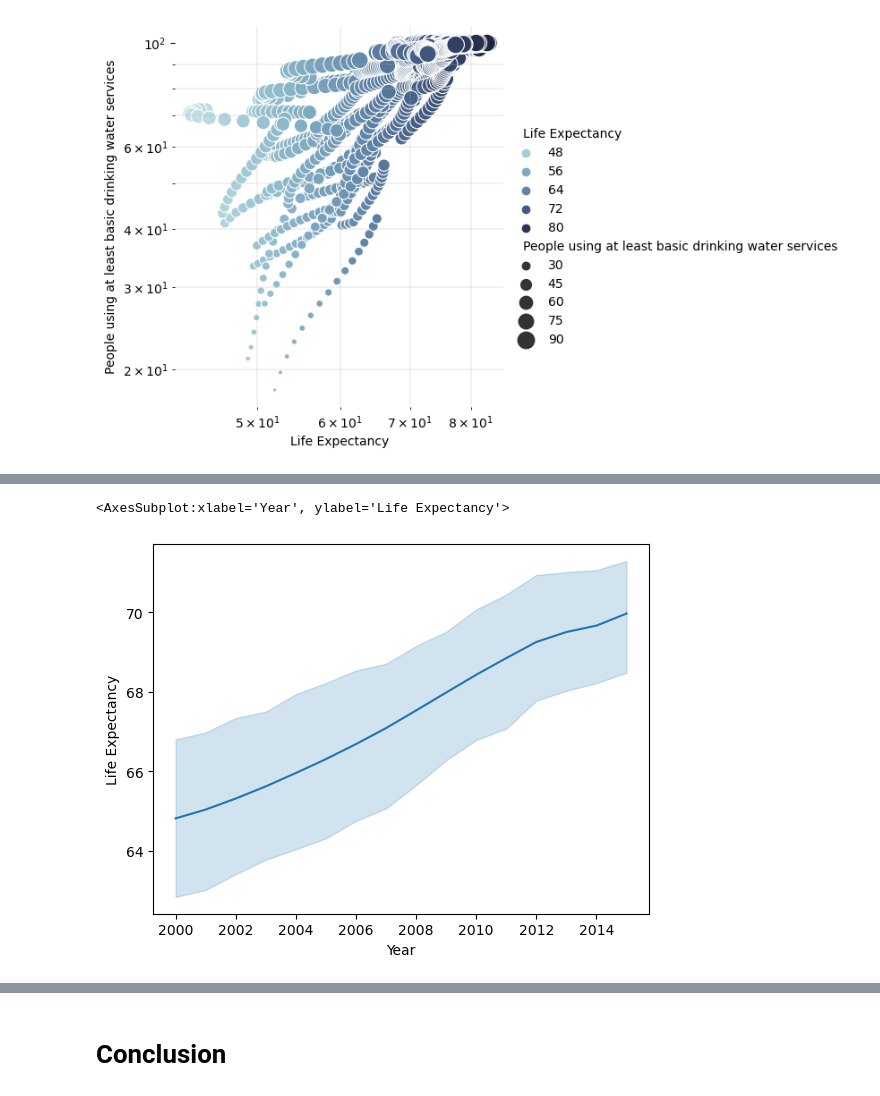
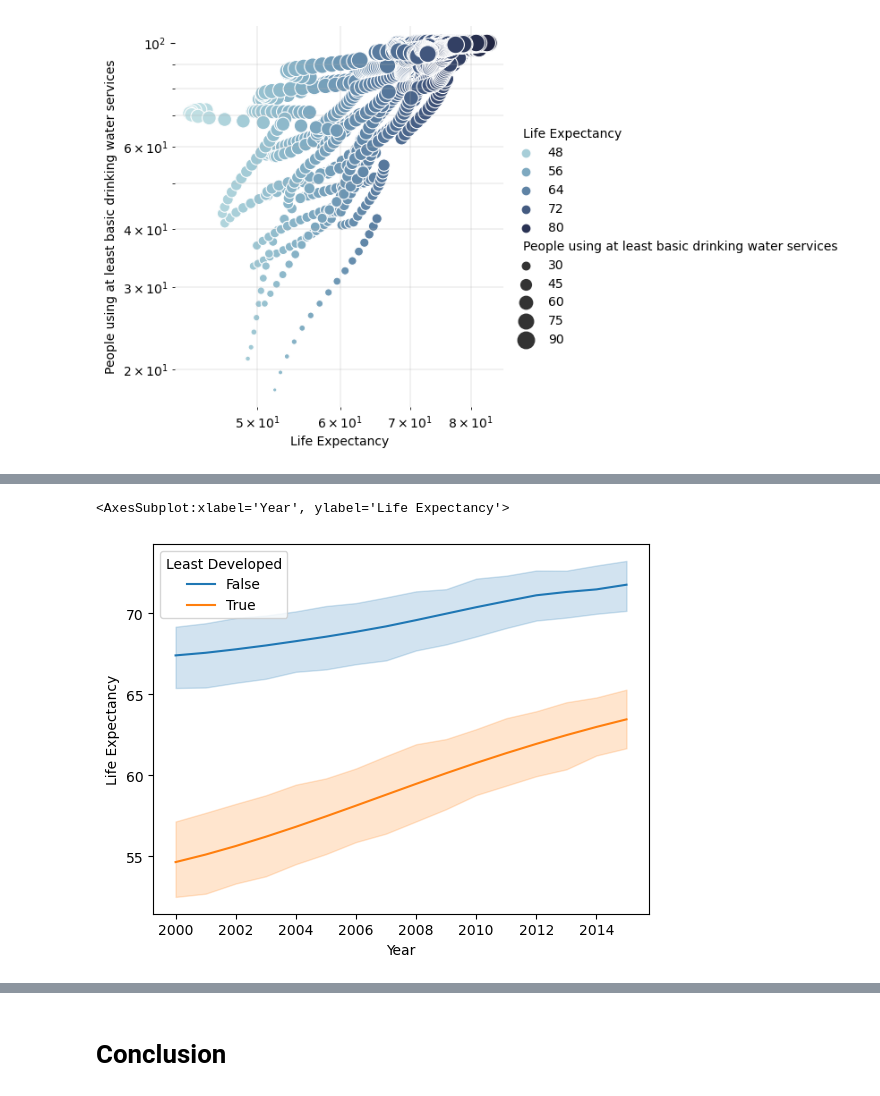
Before and after one commit to ubco-W2022T2-data301/project-group-group28, a Jupyter notebook: analysis/analysis2.ipynb, the cells around one changed output, grey strips where cells are left out. Cells and saved outputs as stored; diff of their text form; code cells hidden in the pictures.

```diff
--- a/analysis/analysis2.ipynb
+++ b/analysis/analysis2.ipynb
@@ -201,5 +237,5 @@ df2
 # %%
-sns.lineplot(x = "Year", y = "Life Expectancy", data = df2, hue = "")
+sns.lineplot(x = "Year", y = "Life Expectancy", data = df2, hue = "Least Developed")
 # %% [output]
 <AxesSubplot:xlabel='Year', ylabel='Life Expectancy'>
-[figure, old version]
+[figure, new version]
```
Also changed, not shown: parts of 11 cells of this notebook.
